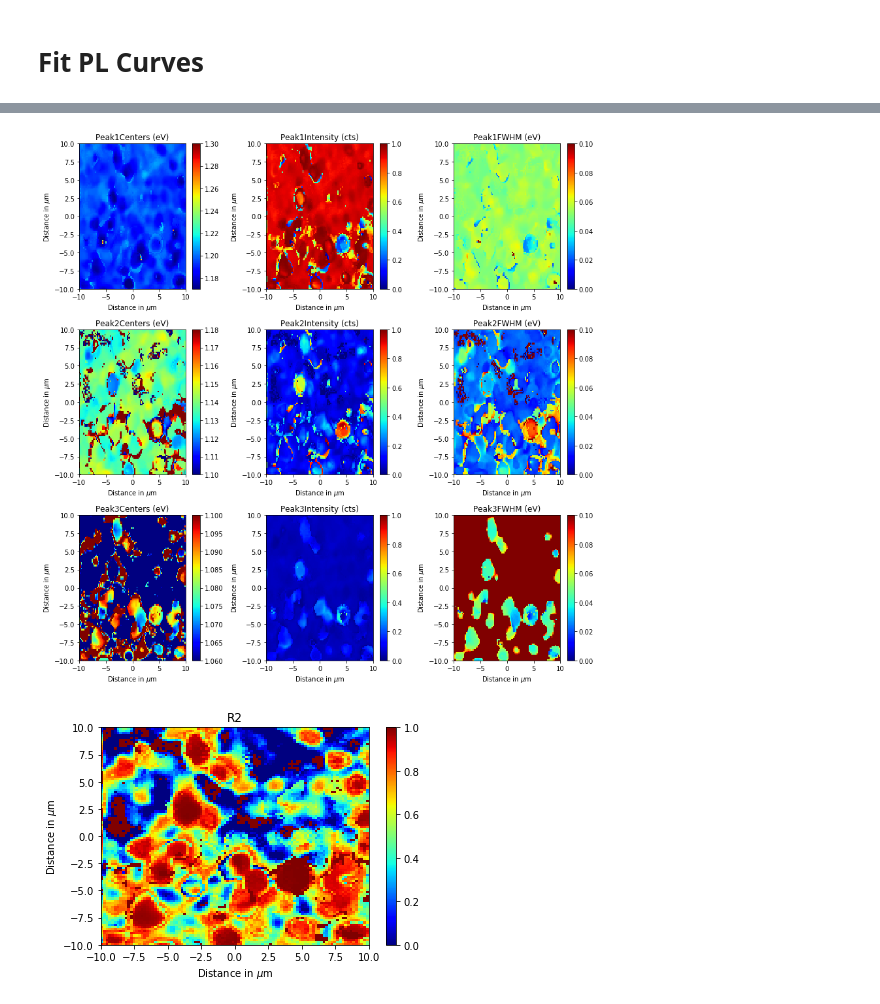
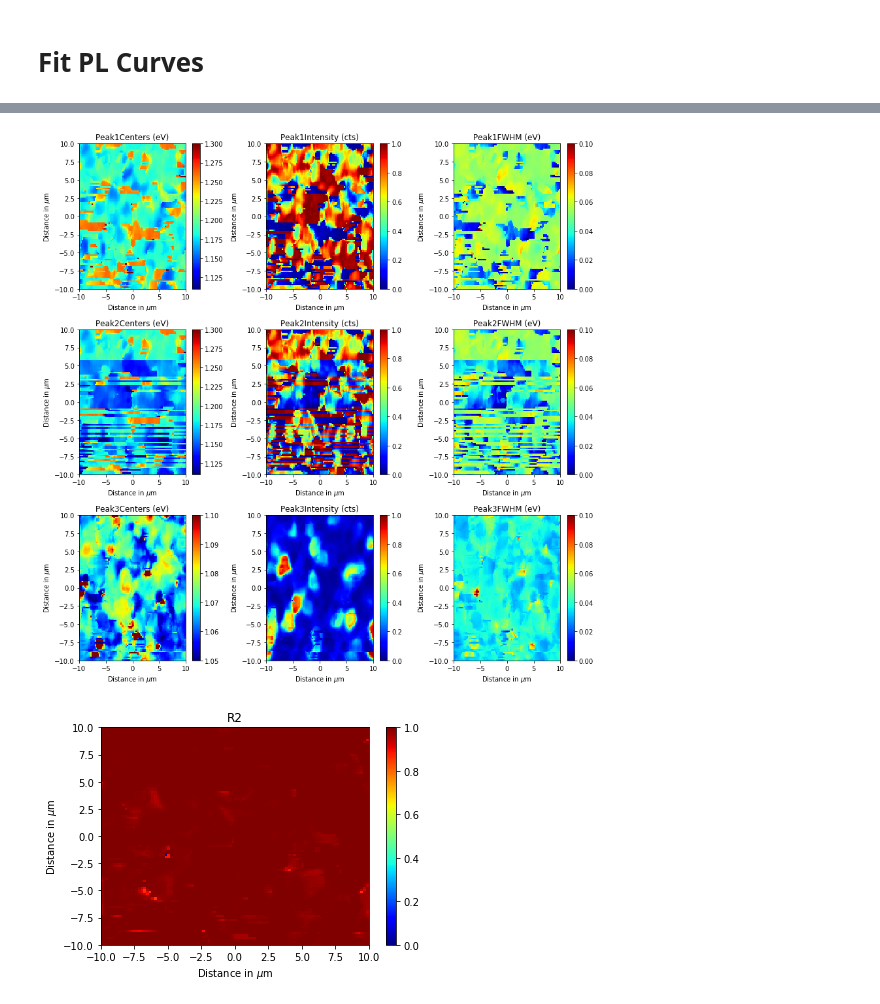
Before and after one commit to ttmn313/CIGS_Na_Analysis, a Jupyter notebook: Separate_PL_via_EG.ipynb, the cells around one changed output, grey strips where cells are left out. Cells and saved outputs as stored; diff of their text form; code cells hidden in the pictures.

```diff
--- a/Separate_PL_via_EG.ipynb
+++ b/Separate_PL_via_EG.ipynb
@@ -538,8 +538,11 @@ plt.show()
 from scipy.optimize import curve_fit
 from time import time
 n = 0
-x = 1240/np.array(all_pl_energy[n])
-spec = np.array(all_pl[n])[5935,:]
+xx = 1240/np.array(all_pl_energy[n])
+stamp = (xx > 1.0) & (xx < 1.3)
+x = xx[stamp]
+
+spec = np.array(all_pl[n])[1335,stamp]
 
 #y = np.array(np.mean(spec,axis=0))-baseline(np.array(np.mean(spec,axis=0)),1)
 t0 = time()
@@ -567,21 +570,22 @@ def gaussian(x, ctr, amp, wid):
 
 #3 curves -- wider FWHM -- narrower peak center
 # guess = [1.2, 0.5, 0.05, 1.15, 0.5, 0.05, 1.08, 0.5, 0.05 ]
-# bounds = ([1.18, 0., 0., 1.13, 0., 0., 1.07, 0., 0.],[1.22, 1.0, 0.1, 1.17, 1.0, 0.1, 1.09, 1.0, 0.1])
+# bounds = ([1.18, 0., 0., 1.13, 0., 0., 1.07, 0., 0.],[1.3, 1.0, 0.1, 1.3, 1.0, 0.1, 1.09, 1.0, 0.1])
 # guess = [1.2, 0.5, 0.05, 1.15, 0.5, 0.05, 1.08, 0.1, 0.05 ]
 # bounds = ([1.18, 0., 0., 1.13, 0., 0., 1.06, 0., 0.],[1.22, 1.0, 0.1, 1.17, 1.0, 0.1, 1.1, 1.0, 0.1])
-guess = [1.22, 0.5, 0.05, 1.15, 0.5, 0.05, 1.08, 0.1, 0.05 ]
-bounds = ([1.17, 0., 0., 1.1, 0., 0., 1.06, 0., 0.],[1.3, 1.0, np.inf, 1.18, 1.0, np.inf, 1.1, 1.0, 0.1])
+guess = [1.18, 0.7, 0.1, 1.18, 0.3, 0.1, 1.08, 0.2, 0.05 ]
+#guess = popt
+bounds = ([1.11, 0., 0., 1.11, 0., 0., 1.05, 0., 0.],[1.3, 1.0, np.inf, 1.3, 1.0, np.inf, 1.1, 1.0, np.inf])
 
+# guess_2 = [1.175, 0.6, 0.05, 1.12, 0.4, 0.05, 1.08, 0.1, 0.05 ]
+# bounds = ([1.17, 0., 0., 1.1, 0., 0., 1.06, 0., 0.],[1.3, 1.0, np.inf, 1.18, 1.0, np.inf, 1.1, 1.0, np.inf])
+# guess_1 = [1.2, 0.9, 0.05, 1.15, 0.1, 0.05, 1.08, 0.1, 0.05]
 
 
 #3 curves
 #guess =[1.2, 0.5, 0.03, 1.15,  0.5,  0.03,  1.07,  0.25,  0.03]
 #bounds = ([1.18, 0., 0., 1.1, 0., 0., 1.05, 0., 0.],[1.25, 1.0, 0.05, 1.18, 1.0, 0.05, 1.09, 1.0, 0.05])
 
-#4 curves
-# guess =[1.25, 0.5, 0.05, 1.2, 0.5, 0.05, 1.15,  0.5,  0.05,  1.07,  0.25,  0.05]
-#bounds = ([1.22, 0., 0., 1.18, 0., 0., 1.12, 0., 0., 1.05, 0., 0.],[1.27, 1., 0.05, 1.21, 1.0, 0.05, 1.175, 1.0, 0.05, 1.1, 1.0, 0.05])
 
 t0 = time()
 popt, pcov = curve_fit(func, x, y, p0=guess, bounds = bounds)
@@ -731,38 +746,38 @@ fit_params[test,3:6] = np.array(fit_params[test,0:3])
 fig, axes = plt.subplots(3,3,figsize=(12,12))
 ax = axes.ravel()
 for idx in range(0,9,3):
     map_num = idx
-    pcm = ax[map_num].pcolor(x,y,switch_pks[:,map_num].reshape(len(x),len(y)),cmap='jet', vmin=bounds[0][map_num], vmax = bounds[1][map_num])#, vmin=np.min(doi[stamp]), vmax=np.max(doi[stamp]))
+    pcm = ax[map_num].pcolor(x,y,fit_params[:,map_num].reshape(len(x),len(y)),cmap='jet', vmin=bounds[0][map_num], vmax = bounds[1][map_num])#, vmin=np.min(doi[stamp]), vmax=np.max(doi[stamp]))
     ax[map_num].set_title('Peak' + str(idx/3+1) + 'Centers (eV)')
     ax[map_num].set_xlabel('Distance in $\mu$m')
     ax[map_num].set_ylabel('Distance in $\mu$m')
     fig.colorbar(pcm,ax = ax[map_num])
     map_num = idx+1
-    pcm = ax[map_num].pcolor(x,y,switch_pks[:,map_num].reshape(len(x),len(y)),cmap='jet', vmin=bounds[0][map_num], vmax = bounds[1][map_num])#, vmin=np.min(doi[stamp]), vmax=np.max(doi[stamp]))
+    pcm = ax[map_num].pcolor(x,y,fit_params[:,map_num].reshape(len(x),len(y)),cmap='jet', vmin=bounds[0][map_num], vmax = bounds[1][map_num])#, vmin=np.min(doi[stamp]), vmax=np.max(doi[stamp]))
     ax[map_num].set_title('Peak' + str(idx/3+1) + 'Intensity (cts)')
     ax[map_num].set_xlabel('Distance in $\mu$m')
     ax[map_num].set_ylabel('Distance in $\mu$m')
     fig.colorbar(pcm,ax = ax[map_num])
     map_num = idx+2
-    pcm = ax[map_num].pcolor(x,y,switch_pks[:,map_num].reshape(len(x),len(y)),cmap='jet',vmin=0, vmax = 0.1)#, vmin=np.min(doi[stamp]), vmax=np.max(doi[stamp]))
+    pcm = ax[map_num].pcolor(x,y,fit_params[:,map_num].reshape(len(x),len(y)),cmap='jet',vmin=0, vmax = 0.1)#, vmin=np.min(doi[stamp]), vmax=np.max(doi[stamp]))
     ax[map_num].set_title('Peak' + str(idx/3+1) + 'FWHM (eV)')
     ax[map_num].set_xlabel('Distance in $\mu$m')
     ax[map_num].set_ylabel('Distance in $\mu$m')
     fig.colorbar(pcm,ax = ax[map_num])
 plt.tight_layout()
 plt.show()
 
 
 plt.pcolor(x,y,R2.reshape(len(x),len(y)),cmap='jet', vmin=0,vmax=1)
 plt.colorbar()
 plt.title('R2')
 plt.xlabel('Distance in $\mu$m')
 plt.ylabel('Distance in $\mu$m')
 
 plt.show()
 # %% [output]
-[figure, old version]
+[figure, new version]
-[figure, old version]
+[figure, new version]
 # %%
 center_diff = fit_params[:,0]-fit_params[:,3]
 intensity_ratio = fit_params[:,1]/fit_params[:,4]
```
Also changed, not shown: parts of 3 cells of this notebook.
